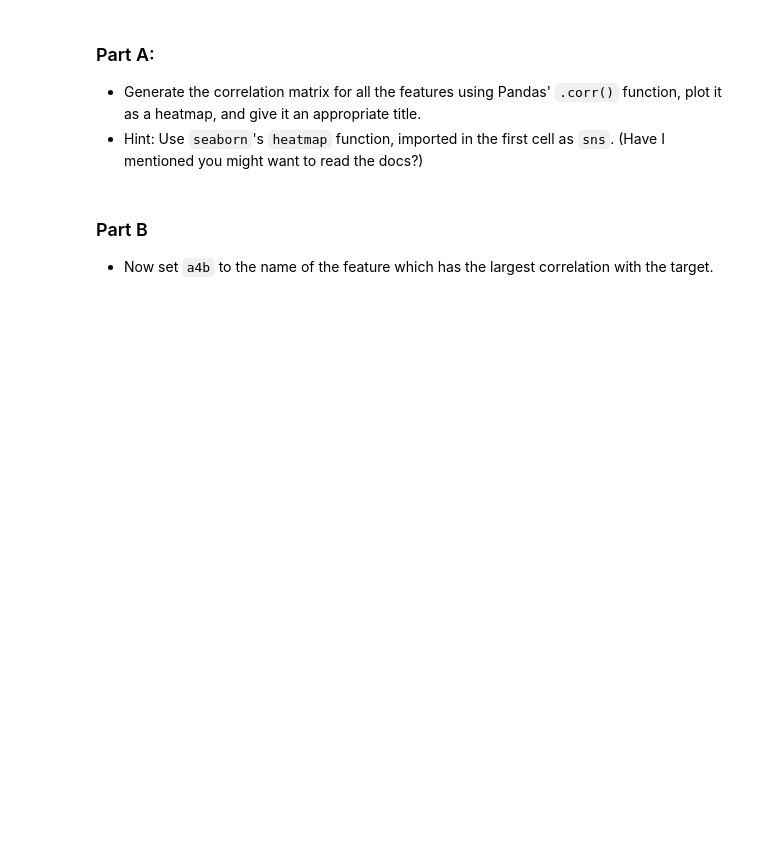
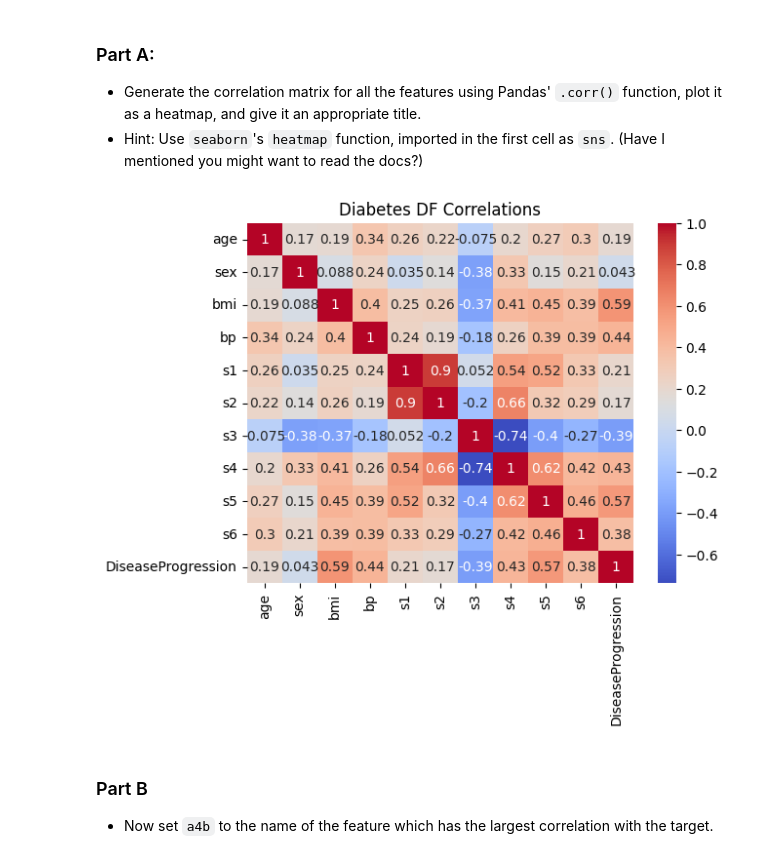
Before and after one commit to mclevel/Module-3-Assignments, a Jupyter notebook: Homework_02.ipynb, the cells around one changed output. Saved outputs shown, nothing was run; the diff lists cells and outputs as text; code cells hidden in the pictures; blank space fills up the shorter version.

```diff
--- a/Homework_02.ipynb
+++ b/Homework_02.ipynb
@@ -447,3 +473,12 @@ plt.show()
+# %%
+# Your code here
+db_corr = df_diabetes.corr()
+
+sns.heatmap(db_corr, annot = True, cmap = 'coolwarm')
+plt.title("Diabetes DF Correlations")
+plt.show()
+# %% [output]
+[figure, added]
 # %% [markdown]
 ### Part B
 
```
Also changed, not shown: parts of 15 cells of this notebook, 1 other file.
